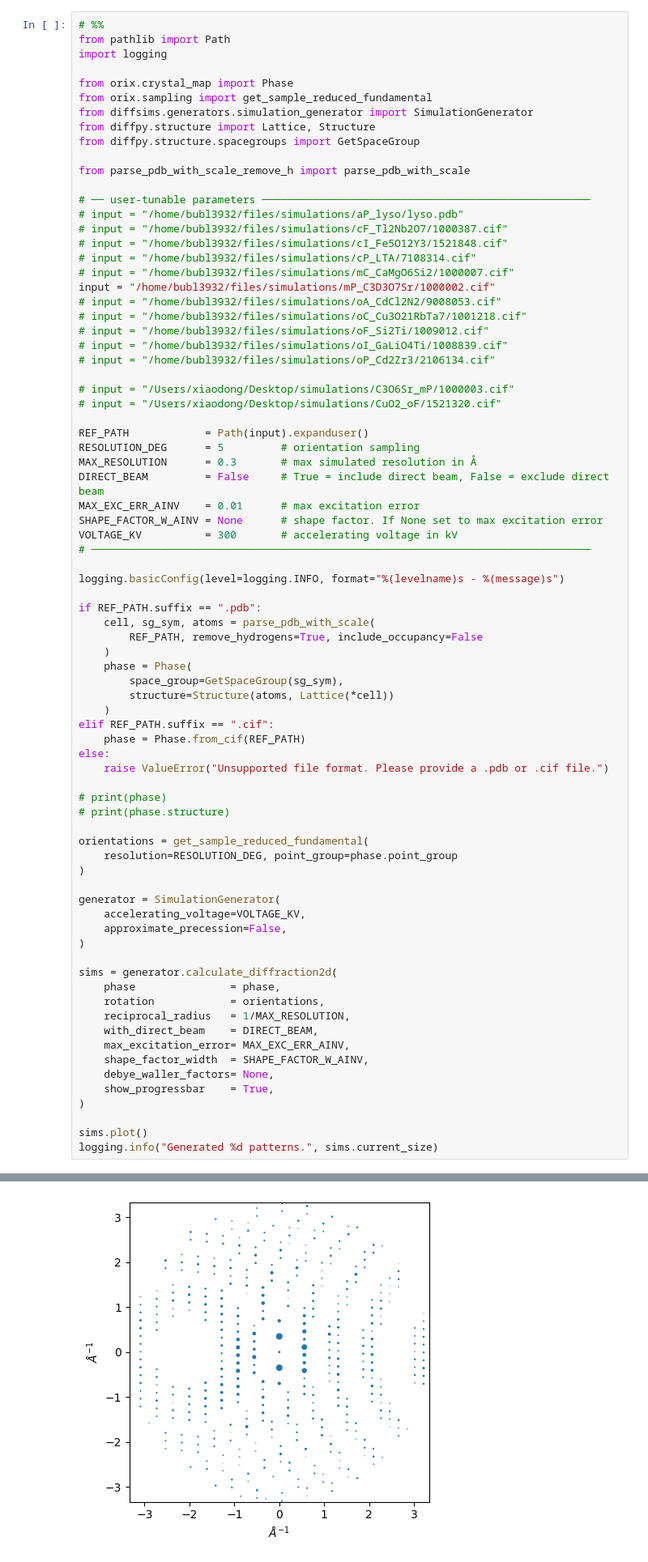
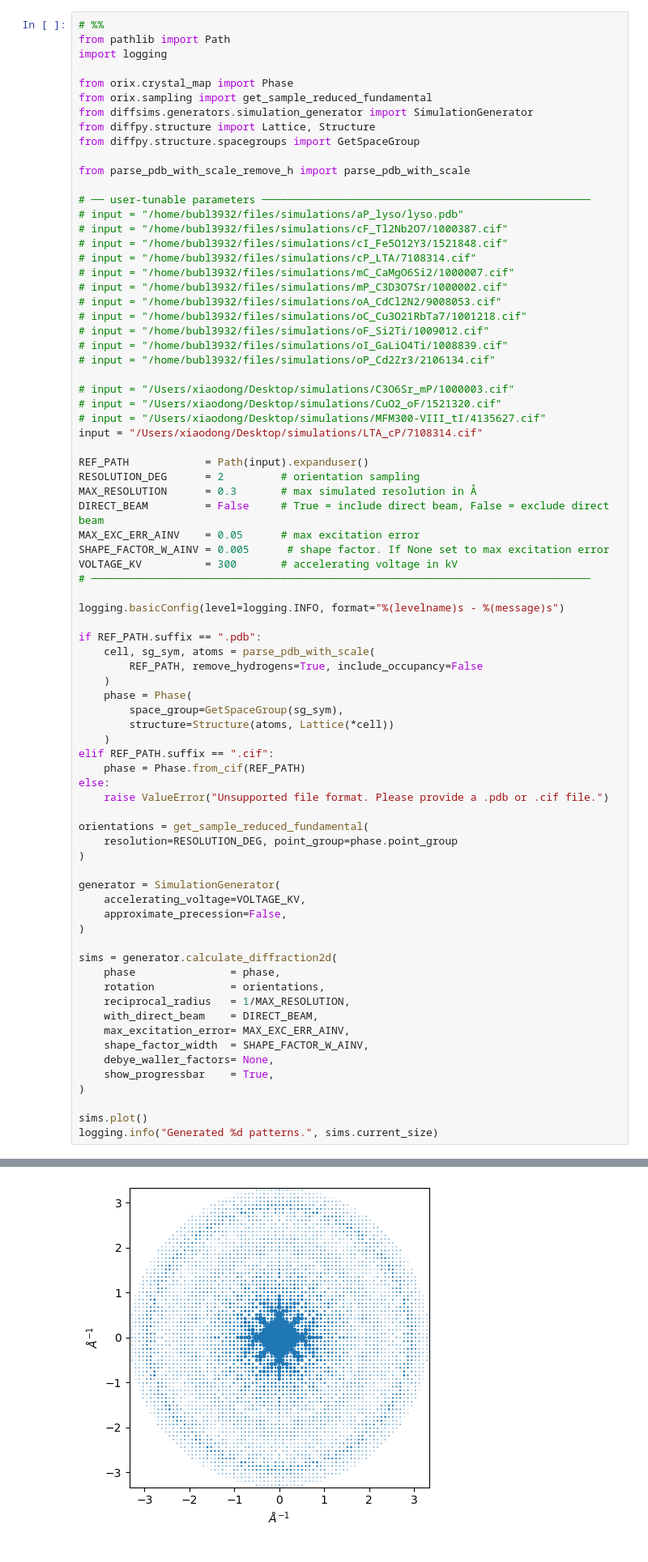
Before and after one commit to bstrb/simSSED, a Jupyter notebook: notebook/simulate_PDB_CIF.ipynb, the cells around one changed output, grey strips where cells are left out. Shown at 81% size. Cells and saved outputs as stored; diff of their text form.

```diff
--- a/notebook/simulate_PDB_CIF.ipynb
+++ b/notebook/simulate_PDB_CIF.ipynb
@@ -20,7 +20,7 @@ from parse_pdb_with_scale_remove_h import parse_pdb_with_scale
 # input = "/home/bubl3932/files/simulations/cI_Fe5O12Y3/1521848.cif"
 # input = "/home/bubl3932/files/simulations/cP_LTA/7108314.cif"
 # input = "/home/bubl3932/files/simulations/mC_CaMgO6Si2/1000007.cif"
-input = "/home/bubl3932/files/simulations/mP_C3D3O7Sr/1000002.cif"
+# input = "/home/bubl3932/files/simulations/mP_C3D3O7Sr/1000002.cif"
 # input = "/home/bubl3932/files/simulations/oA_CdCl2N2/9008053.cif"
 # input = "/home/bubl3932/files/simulations/oC_Cu3O21RbTa7/1001218.cif"
 # input = "/home/bubl3932/files/simulations/oF_Si2Ti/1009012.cif"
@@ -29,13 +29,15 @@ input = "/home/bubl3932/files/simulations/mP_C3D3O7Sr/1000002.cif"
 
 # input = "/Users/xiaodong/Desktop/simulations/C3O6Sr_mP/1000003.cif"
 # input = "/Users/xiaodong/Desktop/simulations/CuO2_oF/1521320.cif"
+# input = "/Users/xiaodong/Desktop/simulations/MFM300-VIII_tI/4135627.cif"
+input = "/Users/xiaodong/Desktop/simulations/LTA_cP/7108314.cif"
 
 REF_PATH            = Path(input).expanduser()
-RESOLUTION_DEG      = 5         # orientation sampling
+RESOLUTION_DEG      = 2         # orientation sampling
 MAX_RESOLUTION      = 0.3       # max simulated resolution in Å
 DIRECT_BEAM         = False     # True = include direct beam, False = exclude direct beam
-MAX_EXC_ERR_AINV    = 0.01      # max excitation error
-SHAPE_FACTOR_W_AINV = None      # shape factor. If None set to max excitation error
+MAX_EXC_ERR_AINV    = 0.05      # max excitation error
+SHAPE_FACTOR_W_AINV = 0.005      # shape factor. If None set to max excitation error
 VOLTAGE_KV          = 300       # accelerating voltage in kV
 # ───────────────────────────────────────────────────────────────────────────────
 
@@ -53,9 +55,6 @@ elif REF_PATH.suffix == ".cif":
     phase = Phase.from_cif(REF_PATH)
 else:
     raise ValueError("Unsupported file format. Please provide a .pdb or .cif file.")
-
-# print(phase)
-# print(phase.structure)
 
 orientations = get_sample_reduced_fundamental(
     resolution=RESOLUTION_DEG, point_group=phase.point_group
@@ -84,4 +83,4 @@ INFO - Generated 673 patterns.
-[figure, old version]
+[figure, new version]
 # %% [markdown]
 <!-- # %% [markdown] -->
 # 2. Write simulated patterns into HDF5 and helper files
```
Also changed, not shown: parts of 3 cells of this notebook.
